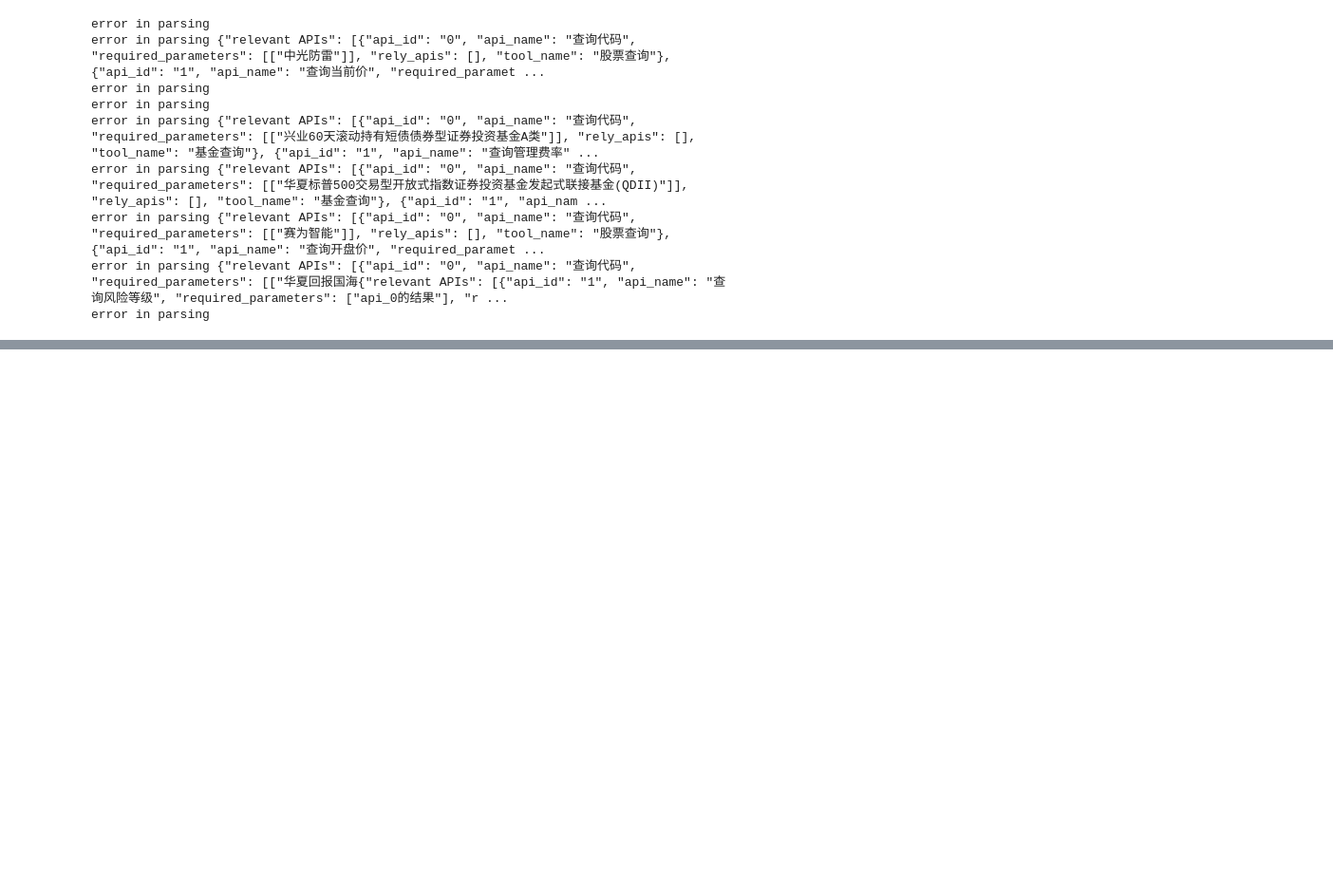
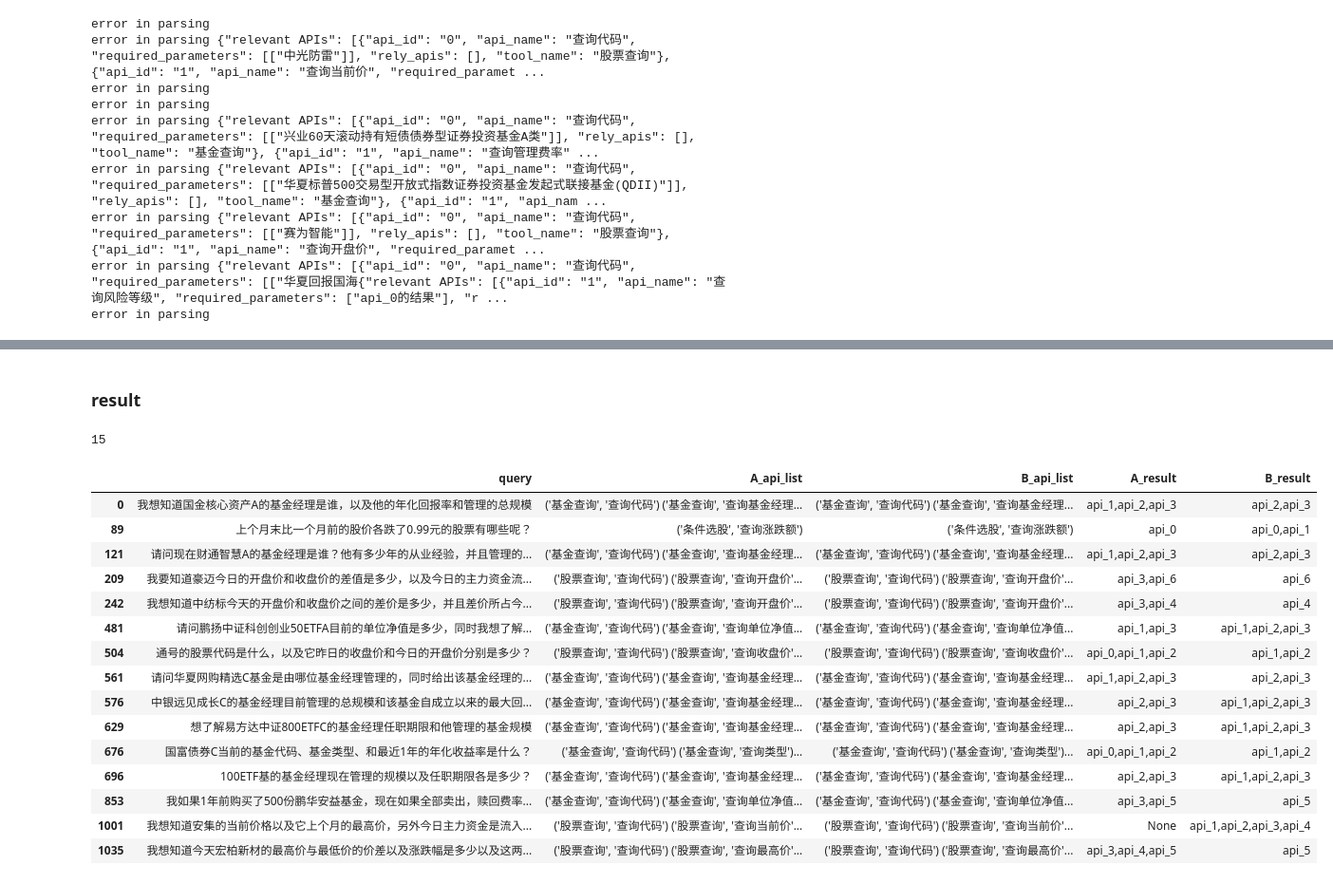
Before and after one commit to ReymondWang/afac2024, a Jupyter notebook: 验证集分析/compare.ipynb, the cells around one changed output, grey strips where cells are left out. Shown: that part at 95% size. Cells and saved outputs as stored; diff of their text form; code cells hidden in the pictures; blank space fills up the shorter version.

```diff
--- a/验证集分析/compare.ipynb
+++ b/验证集分析/compare.ipynb
@@ -4,34 +5,5 @@ from IPython.display import HTML
 pd.set_option('display.max_rows', 100)
 pd.set_option('display.max_colwidth', None)
-# %%
-def get_features(label:str,prefix:str) -> pd.Series:
-    features = {}
-    features[f'{prefix}_api_list'] = []
-    features[f'{prefix}_api_params'] = []
-    features[f'{prefix}_api_num'] = 0
-    features[f'{prefix}_result'] = []
-    try:
-        label_d = eval(label)
-    except:
-        print(f'error in parsing {label}')
-        return pd.Series(features)
-    for api in label_d['relevant APIs']:
-        features[f'{prefix}_api_list'].append(str((api['tool_name'],api['api_name'])))
-        features[f'{prefix}_api_params'].append(str(api['required_parameters']))
-        features[f'{prefix}_api_num'] += 1
-    try:
-        features[f'{prefix}_result'] = ','.join([res[:-3] for res in label_d['result']])
-    except:
-        features[f'{prefix}_result'] = None
-        print(label_d['result'])
-    features[f'{prefix}_api_list'] = '<br>'.join(features[f'{prefix}_api_list'])
-    features[f'{prefix}_api_params'] = '<br>'.join(features[f'{prefix}_api_params'])
-    # features[f'{prefix}_result'] = label_d['result']
-    return pd.Series(features)
-
-# 自定义显示函数
-def custom_display(df):
-    return display(HTML(df.to_html(escape=False)))
 # %% [markdown]
 ## 标准答案处理
 # %%
@@ -105,0 +53,4 @@ compare_df.query('A_api_list!=B_api_list')
+# %%
+compare_df[['A_api_list','B_api_list']] = compare_df.apply(highlight_differences, args=('A_api_list','B_api_list'), axis=1)
+compare_df[['A_api_params','B_api_params']] = compare_df.apply(highlight_differences, args=('A_api_params','B_api_params'), axis=1)
+disp(compare_df.head(),cols_width=[200,300,300,300,300,100,100,100,100])
@@ -105,0 +115,25 @@ compare_df.query('A_api_list!=B_api_list')
+# %% [markdown]
+### result
+# %%
+compare_result = compare_df.query('A_api_list==B_api_list and A_result!=B_result')\
+     [['query','A_api_list','B_api_list','A_result','B_result']]
+print(len(compare_result))
+disp(compare_result,cols_width=[200,300,300,150,150])
+# %% [output]
+15
+|  | query | A_api_list | B_api_list | A_result | B_result |
+| 0 | 我想知道国金核心资产A的基金经理是谁，以及他的年化回报率和管理的总规模 | ('基金查询', '查询代码') ('基金查询', '查询基金经理... | ('基金查询', '查询代码') ('基金查询', '查询基金经理... | api_1,api_2,api_3 | api_2,api_3 |
+| 89 | 上个月末比一个月前的股价各跌了0.99元的股票有哪些呢？ | ('条件选股', '查询涨跌额') | ('条件选股', '查询涨跌额') | api_0 | api_0,api_1 |
+| 121 | 请问现在财通智慧A的基金经理是谁？他有多少年的从业经验，并且管理的... | ('基金查询', '查询代码') ('基金查询', '查询基金经理... | ('基金查询', '查询代码') ('基金查询', '查询基金经理... | api_1,api_2,api_3 | api_2,api_3 |
+| 209 | 我要知道豪迈今日的开盘价和收盘价的差值是多少，以及今日的主力资金流... | ('股票查询', '查询代码') ('股票查询', '查询开盘价'... | ('股票查询', '查询代码') ('股票查询', '查询开盘价'... | api_3,api_6 | api_6 |
+| 242 | 我想知道中纺标今天的开盘价和收盘价之间的差价是多少，并且差价所占今... | ('股票查询', '查询代码') ('股票查询', '查询开盘价'... | ('股票查询', '查询代码') ('股票查询', '查询开盘价'... | api_3,api_4 | api_4 |
+| 481 | 请问鹏扬中证科创创业50ETFA目前的单位净值是多少，同时我想了解... | ('基金查询', '查询代码') ('基金查询', '查询单位净值... | ('基金查询', '查询代码') ('基金查询', '查询单位净值... | api_1,api_3 | api_1,api_2,api_3 |
+| 504 | 通号的股票代码是什么，以及它昨日的收盘价和今日的开盘价分别是多少？ | ('股票查询', '查询代码') ('股票查询', '查询收盘价'... | ('股票查询', '查询代码') ('股票查询', '查询收盘价'... | api_0,api_1,api_2 | api_1,api_2 |
+| 561 | 请问华夏网购精选C基金是由哪位基金经理管理的，同时给出该基金经理的... | ('基金查询', '查询代码') ('基金查询', '查询基金经理... | ('基金查询', '查询代码') ('基金查询', '查询基金经理... | api_1,api_2,api_3 | api_2,api_3 |
+| 576 | 中银远见成长C的基金经理目前管理的总规模和该基金自成立以来的最大回... | ('基金查询', '查询代码') ('基金查询', '查询基金经理... | ('基金查询', '查询代码') ('基金查询', '查询基金经理... | api_2,api_3 | api_1,api_2,api_3 |
+| 629 | 想了解易方达中证800ETFC的基金经理任职期限和他管理的基金规模 | ('基金查询', '查询代码') ('基金查询', '查询基金经理... | ('基金查询', '查询代码') ('基金查询', '查询基金经理... | api_2,api_3 | api_1,api_2,api_3 |
+| 676 | 国富债券C当前的基金代码、基金类型、和最近1年的年化收益率是什么？ | ('基金查询', '查询代码') ('基金查询', '查询类型')... | ('基金查询', '查询代码') ('基金查询', '查询类型')... | api_0,api_1,api_2 | api_1,api_2 |
+| 696 | 100ETF基的基金经理现在管理的规模以及任职期限各是多少？ | ('基金查询', '查询代码') ('基金查询', '查询基金经理... | ('基金查询', '查询代码') ('基金查询', '查询基金经理... | api_2,api_3 | api_1,api_2,api_3 |
+| 853 | 我如果1年前购买了500份鹏华安益基金，现在如果全部卖出，赎回费率... | ('基金查询', '查询代码') ('基金查询', '查询单位净值... | ('基金查询', '查询代码') ('基金查询', '查询单位净值... | api_3,api_5 | api_5 |
+| 1001 | 我想知道安集的当前价格以及它上个月的最高价，另外今日主力资金是流入... | ('股票查询', '查询代码') ('股票查询', '查询当前价'... | ('股票查询', '查询代码') ('股票查询', '查询当前价'... | None | api_1,api_2,api_3,api_4 |
+| 1035 | 我想知道今天宏柏新材的最高价与最低价的价差以及涨跌幅是多少以及这两... | ('股票查询', '查询代码') ('股票查询', '查询最高价'... | ('股票查询', '查询代码') ('股票查询', '查询最高价'... | api_3,api_4,api_5 | api_5 |
```
Also changed, not shown: parts of 12 cells of this notebook, 1 other file.
